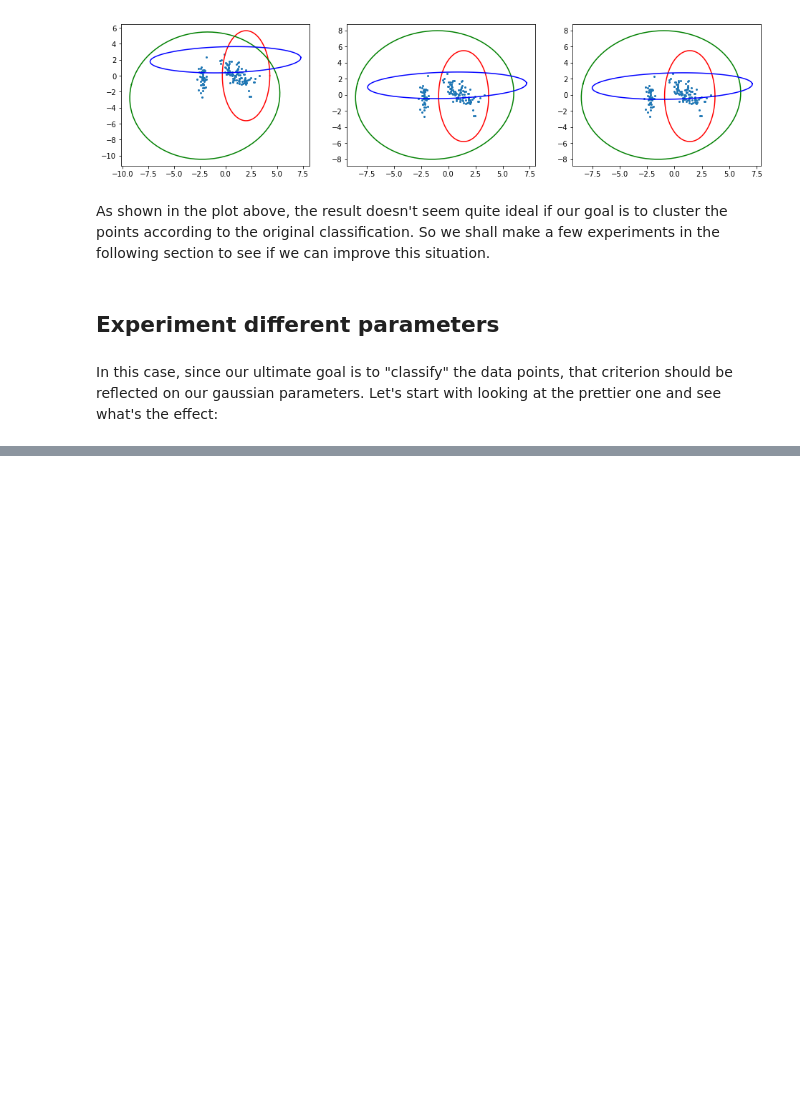
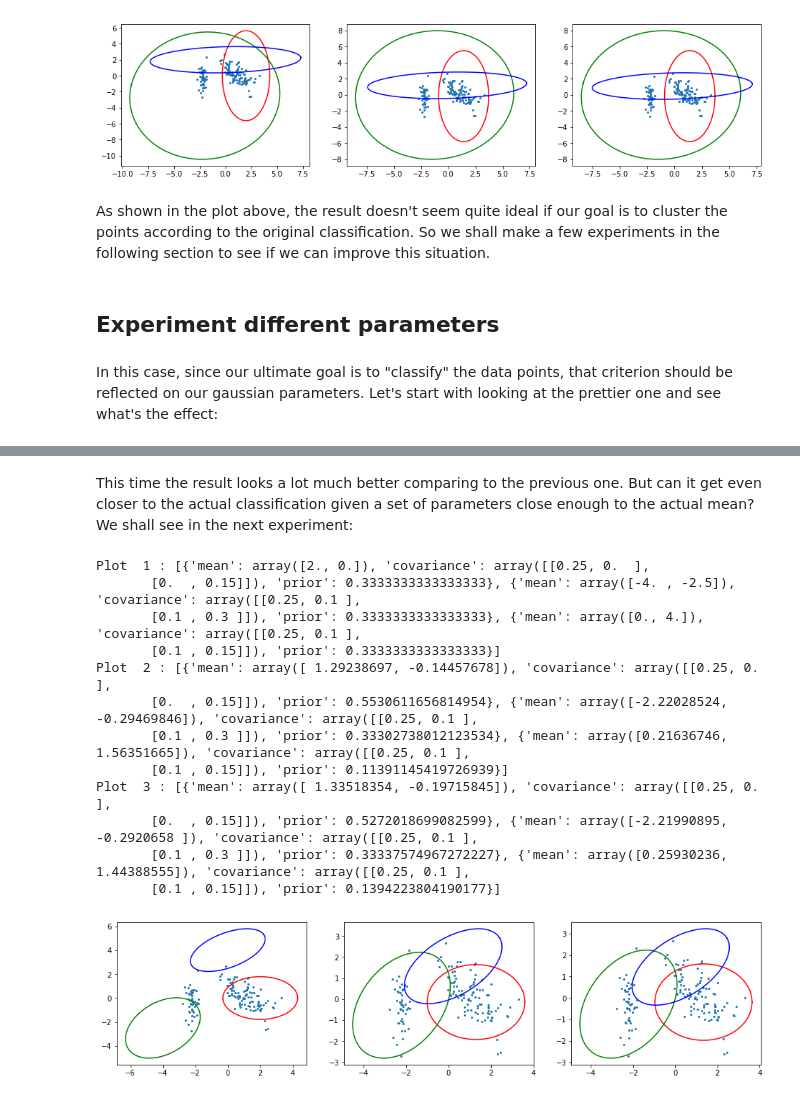
Before and after one commit to gentsk77/EECS491, a Jupyter notebook: Assignments/A4/EECS491-A4-yxs626.ipynb, the cells around one changed output, grey strips where cells are left out. Saved outputs shown, nothing was run; the diff lists cells and outputs as text; code cells hidden in the pictures; blank space fills up the shorter version.

```diff
--- a/Assignments/A4/EECS491-A4-yxs626.ipynb
+++ b/Assignments/A4/EECS491-A4-yxs626.ipynb
@@ -913 +873,27 @@ Plot  3 : [{'mean': array([ 1.36169314, -0.22482402]), 'covariance': array([[0.2
+# %% [markdown]
+This time the result looks a lot much better comparing to the previous one. But can it get even closer to the actual classification given a set of parameters close enough to the actual mean? We shall see in the next experiment:
+# %%
+mu3 = np.asarray([[2, 0], [-4, -2.5], [0, 4]]).astype('float')
+
+sigma3 = np.asarray([[[0.25, 0], [0, 0.15]],
+                    [[0.25, 0.1], [0.1, 0.3]],
+                    [[0.25, 0.1], [0.1, 0.15]]]).astype('float')
+
+gmm_3 = [{'mean': mu3[m], 'covariance': sigma3[m], 'prior': 1.0 / 3} for m in range(3)]
+
+__plot__([gmm_3], Y)
+# %% [output]
+Plot  1 : [{'mean': array([2., 0.]), 'covariance': array([[0.25, 0.  ],
+       [0.  , 0.15]]), 'prior': 0.3333333333333333}, {'mean': array([-4. , -2.5]), 'covariance': array([[0.25, 0.1 ],
+       [0.1 , 0.3 ]]), 'prior': 0.3333333333333333}, {'mean': array([0., 4.]), 'covariance': array([[0.25, 0.1 ],
+       [0.1 , 0.15]]), 'prior': 0.3333333333333333}]
+Plot  2 : [{'mean': array([ 1.29238697, -0.14457678]), 'covariance': array([[0.25, 0.  ],
+       [0.  , 0.15]]), 'prior': 0.5530611656814954}, {'mean': array([-2.22028524, -0.29469846]), 'covariance': array([[0.25, 0.1 ],
+       [0.1 , 0.3 ]]), 'prior': 0.33302738012123534}, {'mean': array([0.21636746, 1.56351665]), 'covariance': array([[0.25, 0.1 ],
+       [0.1 , 0.15]]), 'prior': 0.11391145419726939}]
+Plot  3 : [{'mean': array([ 1.33518354, -0.19715845]), 'covariance': array([[0.25, 0.  ],
+       [0.  , 0.15]]), 'prior': 0.5272018699082599}, {'mean': array([-2.21990895, -0.2920658 ]), 'covariance': array([[0.25, 0.1 ],
+       [0.1 , 0.3 ]]), 'prior': 0.33337574967272227}, {'mean': array([0.25930236, 1.44388555]), 'covariance': array([[0.25, 0.1 ],
+       [0.1 , 0.15]]), 'prior': 0.1394223804190177}]
+[figure, added]
 # %% [markdown]
```
Also changed, not shown: parts of 44 cells of this notebook.
